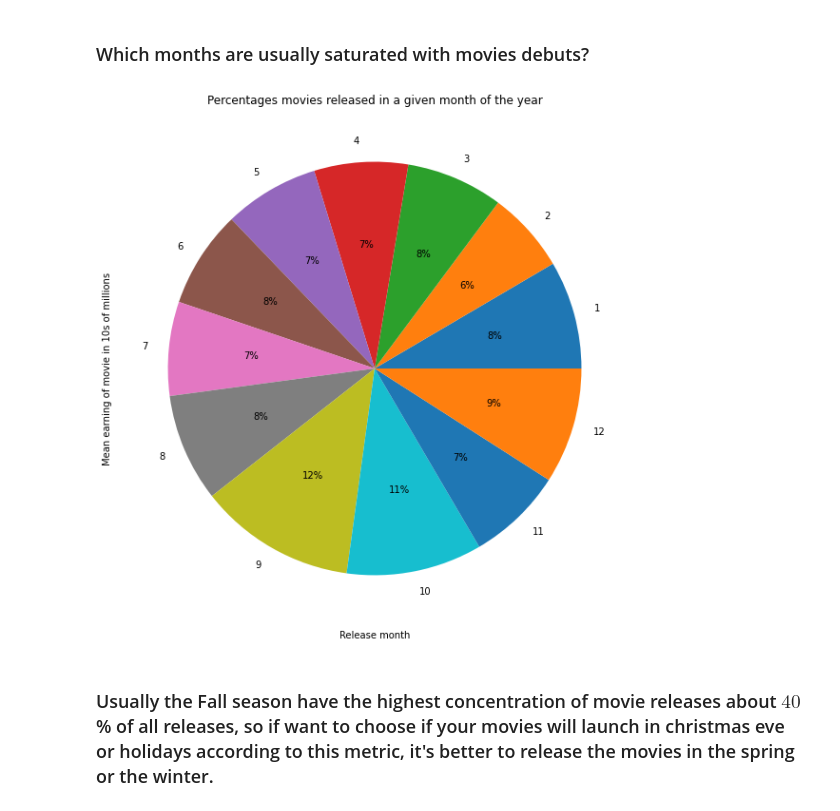
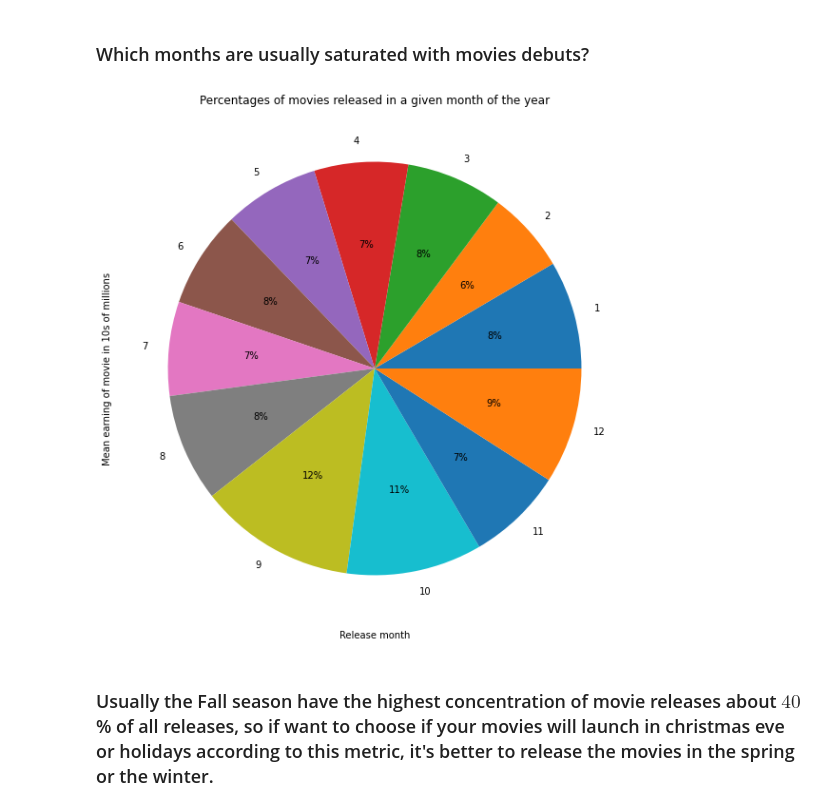
Before and after one commit to OmarAlaaeldein/Investigate-a-Dataset-TMDb-movie-dataset, a Jupyter notebook: Investigate_a_Dataset.ipynb, the cells around one changed output. Drawn from its saved outputs; the diff is of its cells as text; code cells hidden in the pictures.

```diff
--- a/Investigate_a_Dataset.ipynb
+++ b/Investigate_a_Dataset.ipynb
@@ -215,11 +215,11 @@ plt.grid()
 # %%
 df_sorted.groupby("release_date")["release_date"].count().plot(kind="pie",figsize=(10,10), autopct='%1.0f%%')
 plt.xlabel("Release month");
 plt.ylabel("Mean earning of movie in 10s of millions");
-plt.title("Percentages movies released in a given month of the year");
+plt.title("Percentages of movies released in a given month of the year");
 plt.grid()
 # %% [output]
-[figure, old version]
+[figure, new version]
 # %% [markdown]
 ### Usually the Fall season have the highest concentration of movie releases about $40$% of all releases, so if want to choose if your movies will launch in christmas eve or holidays according to this metric, it's better to release the movies in the spring or the winter.
 # %% [markdown]
```
Also changed, not shown: 1 other file.
